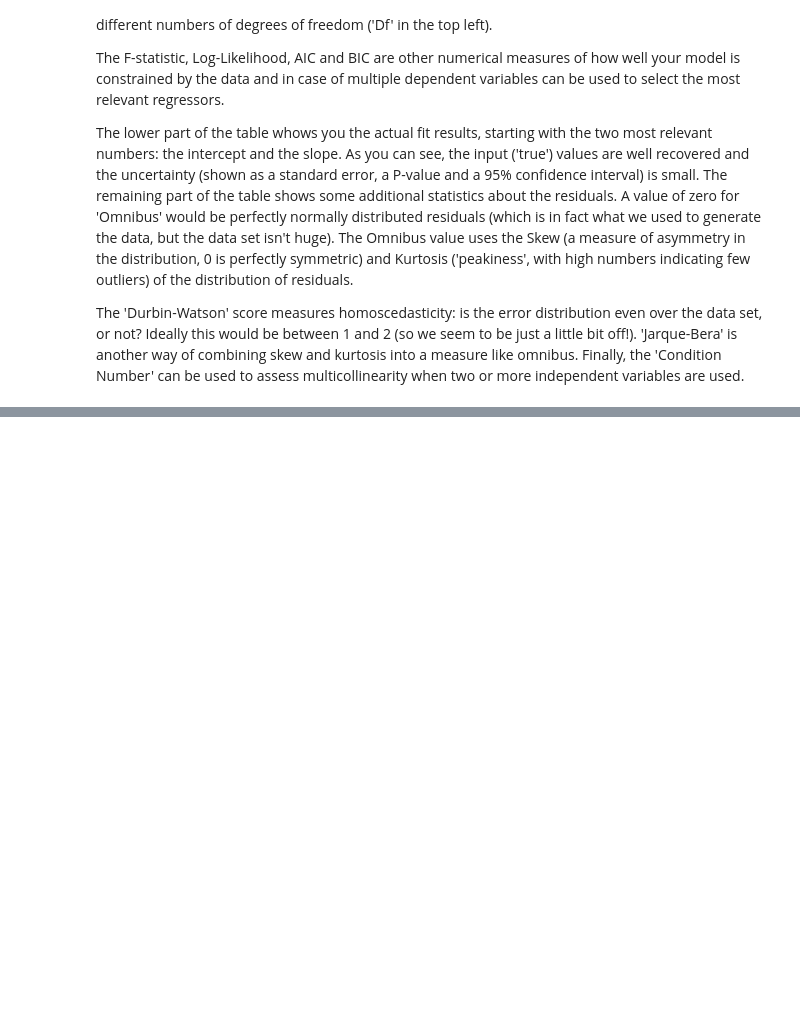
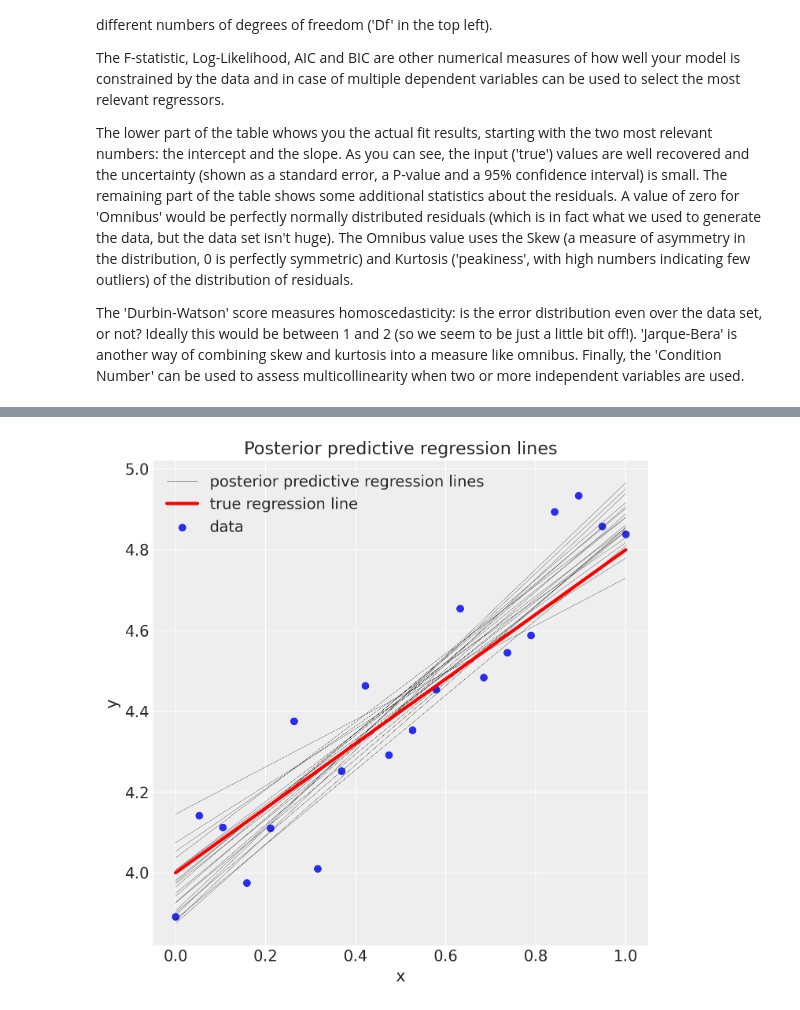
Before and after one commit to NBK-code/Demonstrations, a Jupyter notebook: Linear_Reg_Stats_ML_Bayes_ways.ipynb, the cells around one changed output, grey strips where cells are left out. Cells and saved outputs as stored; diff of their text form; code cells hidden in the pictures; blank space fills up the shorter version.

```diff
--- a/Linear_Reg_Stats_ML_Bayes_ways.ipynb
+++ b/Linear_Reg_Stats_ML_Bayes_ways.ipynb
@@ -165,0 +253,14 @@ plt.plot(x, true_regression_line, color='red', linewidth=3);
+# %%
+# We can sample the posterior to plot a bunch of reasonable fits, according to the posterior PDF
+plt.figure(figsize=(7, 7))
+plt.scatter(x, y, label='data')
+#     This plotting functionality is kindly provided by arviz, (for now) called from pymc3:
+pm.plot_posterior_predictive_glm(trace, samples=20, lm=(lambda  x, sample: sample['Intercept'] + sample['Slope'] * x),
+                              label='posterior predictive regression lines')
+plt.plot(x, true_regression_line, label='true regression line', lw=3., c='red')
+
+plt.title('Posterior predictive regression lines')
+plt.legend(loc=0)
+plt.xlabel('x')
+plt.ylabel('y');
+# %% [output]
@@ -165,0 +269 @@ plt.plot(x, true_regression_line, color='red', linewidth=3);
+[figure, added]
```
Also changed, not shown: parts of 12 cells of this notebook.
